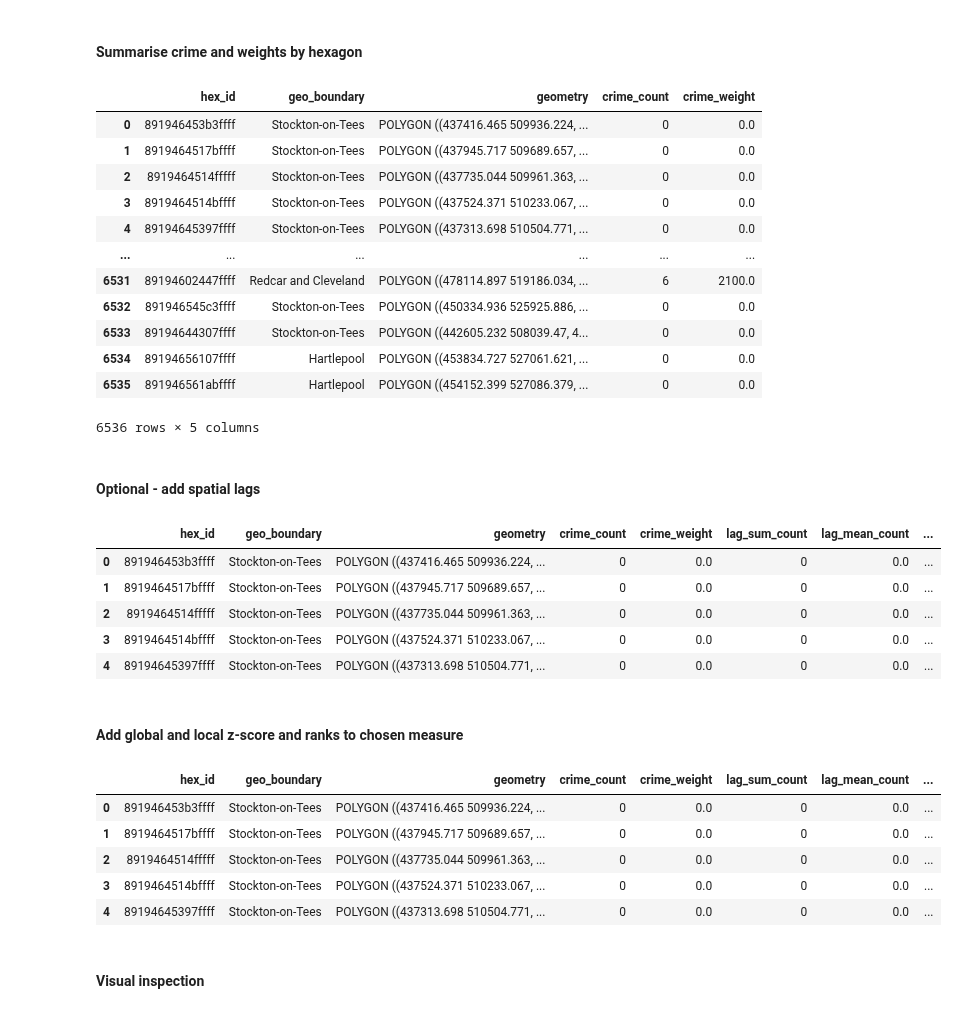
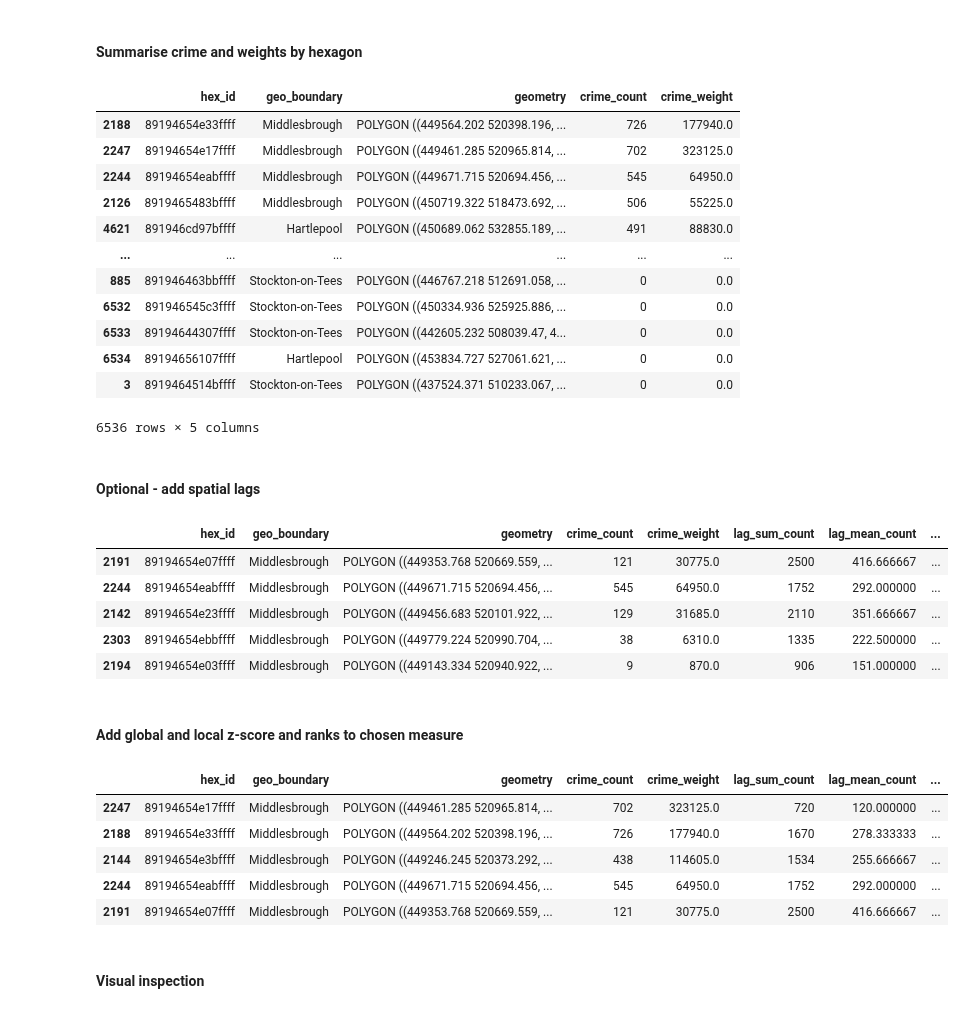
Before and after one commit to routineactivity/hexseg, a Jupyter notebook: notebooks/01‐hexagon‐workflow.ipynb, the cells around one changed output. Drawn from its saved outputs; the diff is of its cells as text; code cells hidden in the pictures.

```diff
--- a/notebooks/01‐hexagon‐workflow.ipynb
+++ b/notebooks/01‐hexagon‐workflow.ipynb
@@ -42,20 +42,20 @@ hex_both = HS.summarise_by_hex(
     weight_col='pseudo_harm'
     )
 
-hex_both
+hex_both.sort_values('crime_count', ascending=False)
 # %% [output]
 |  | hex_id | geo_boundary | geometry | crime_count | crime_weight |
-| 0 | 891946453b3ffff | Stockton-on-Tees | POLYGON ((437416.465 509936.224, ... | 0 | 0.0 |
-| 1 | 8919464517bffff | Stockton-on-Tees | POLYGON ((437945.717 509689.657, ... | 0 | 0.0 |
-| 2 | 8919464514fffff | Stockton-on-Tees | POLYGON ((437735.044 509961.363, ... | 0 | 0.0 |
-| 3 | 8919464514bffff | Stockton-on-Tees | POLYGON ((437524.371 510233.067, ... | 0 | 0.0 |
-| 4 | 89194645397ffff | Stockton-on-Tees | POLYGON ((437313.698 510504.771, ... | 0 | 0.0 |
+| 2188 | 89194654e33ffff | Middlesbrough | POLYGON ((449564.202 520398.196, ... | 726 | 177940.0 |
+| 2247 | 89194654e17ffff | Middlesbrough | POLYGON ((449461.285 520965.814, ... | 702 | 323125.0 |
+| 2244 | 89194654eabffff | Middlesbrough | POLYGON ((449671.715 520694.456, ... | 545 | 64950.0 |
+| 2126 | 8919465483bffff | Middlesbrough | POLYGON ((450719.322 518473.692, ... | 506 | 55225.0 |
+| 4621 | 891946cd97bffff | Hartlepool | POLYGON ((450689.062 532855.189, ... | 491 | 88830.0 |
 | ... | ... | ... | ... | ... | ... |
-| 6531 | 89194602447ffff | Redcar and Cleveland | POLYGON ((478114.897 519186.034, ... | 6 | 2100.0 |
+| 885 | 891946463bbffff | Stockton-on-Tees | POLYGON ((446767.218 512691.058, ... | 0 | 0.0 |
 | 6532 | 891946545c3ffff | Stockton-on-Tees | POLYGON ((450334.936 525925.886, ... | 0 | 0.0 |
 | 6533 | 89194644307ffff | Stockton-on-Tees | POLYGON ((442605.232 508039.47, 4... | 0 | 0.0 |
 | 6534 | 89194656107ffff | Hartlepool | POLYGON ((453834.727 527061.621, ... | 0 | 0.0 |
-| 6535 | 891946561abffff | Hartlepool | POLYGON ((454152.399 527086.379, ... | 0 | 0.0 |
+| 3 | 8919464514bffff | Stockton-on-Tees | POLYGON ((437524.371 510233.067, ... | 0 | 0.0 |
 6536 rows × 5 columns
 # %% [markdown]
 #### Optional - add spatial lags
@@ -67,27 +67,27 @@ hex_lagged = HS.add_spatial_lag(
     k=6
 )
 
-hex_lagged.head()
+hex_lagged.sort_values('lag_sum_weight', ascending=False).head()
 # %% [output]
 |  | hex_id | geo_boundary | geometry | crime_count | crime_weight | lag_sum_count | lag_mean_count | ... |
-| 0 | 891946453b3ffff | Stockton-on-Tees | POLYGON ((437416.465 509936.224, ... | 0 | 0.0 | 0 | 0.0 | ... |
-| 1 | 8919464517bffff | Stockton-on-Tees | POLYGON ((437945.717 509689.657, ... | 0 | 0.0 | 0 | 0.0 | ... |
-| 2 | 8919464514fffff | Stockton-on-Tees | POLYGON ((437735.044 509961.363, ... | 0 | 0.0 | 0 | 0.0 | ... |
-| 3 | 8919464514bffff | Stockton-on-Tees | POLYGON ((437524.371 510233.067, ... | 0 | 0.0 | 0 | 0.0 | ... |
-| 4 | 89194645397ffff | Stockton-on-Tees | POLYGON ((437313.698 510504.771, ... | 0 | 0.0 | 0 | 0.0 | ... |
+| 2191 | 89194654e07ffff | Middlesbrough | POLYGON ((449353.768 520669.559, ... | 121 | 30775.0 | 2500 | 416.666667 | ... |
+| 2244 | 89194654eabffff | Middlesbrough | POLYGON ((449671.715 520694.456, ... | 545 | 64950.0 | 1752 | 292.000000 | ... |
+| 2142 | 89194654e23ffff | Middlesbrough | POLYGON ((449456.683 520101.922, ... | 129 | 31685.0 | 2110 | 351.666667 | ... |
+| 2303 | 89194654ebbffff | Middlesbrough | POLYGON ((449779.224 520990.704, ... | 38 | 6310.0 | 1335 | 222.500000 | ... |
+| 2194 | 89194654e03ffff | Middlesbrough | POLYGON ((449143.334 520940.922, ... | 9 | 870.0 | 906 | 151.000000 | ... |
 # %% [markdown]
 #### Add global and local z-score and ranks to chosen measure
 # %%
 hex_stats = HS.add_spatial_stats(hex_lagged, col='weight_plus_mean_sqrt', group_col='geo_boundary')
 
-hex_stats.head()
+hex_stats.sort_values('weight_plus_mean_sqrt_rank', ascending=True).head()
 # %% [output]
 |  | hex_id | geo_boundary | geometry | crime_count | crime_weight | lag_sum_count | lag_mean_count | ... |
-| 0 | 891946453b3ffff | Stockton-on-Tees | POLYGON ((437416.465 509936.224, ... | 0 | 0.0 | 0 | 0.0 | ... |
-| 1 | 8919464517bffff | Stockton-on-Tees | POLYGON ((437945.717 509689.657, ... | 0 | 0.0 | 0 | 0.0 | ... |
-| 2 | 8919464514fffff | Stockton-on-Tees | POLYGON ((437735.044 509961.363, ... | 0 | 0.0 | 0 | 0.0 | ... |
-| 3 | 8919464514bffff | Stockton-on-Tees | POLYGON ((437524.371 510233.067, ... | 0 | 0.0 | 0 | 0.0 | ... |
-| 4 | 89194645397ffff | Stockton-on-Tees | POLYGON ((437313.698 510504.771, ... | 0 | 0.0 | 0 | 0.0 | ... |
+| 2247 | 89194654e17ffff | Middlesbrough | POLYGON ((449461.285 520965.814, ... | 702 | 323125.0 | 720 | 120.000000 | ... |
+| 2188 | 89194654e33ffff | Middlesbrough | POLYGON ((449564.202 520398.196, ... | 726 | 177940.0 | 1670 | 278.333333 | ... |
+| 2144 | 89194654e3bffff | Middlesbrough | POLYGON ((449246.245 520373.292, ... | 438 | 114605.0 | 1534 | 255.666667 | ... |
+| 2244 | 89194654eabffff | Middlesbrough | POLYGON ((449671.715 520694.456, ... | 545 | 64950.0 | 1752 | 292.000000 | ... |
+| 2191 | 89194654e07ffff | Middlesbrough | POLYGON ((449353.768 520669.559, ... | 121 | 30775.0 | 2500 | 416.666667 | ... |
 # %% [markdown]
 #### Visual inspection
 # %%
```
